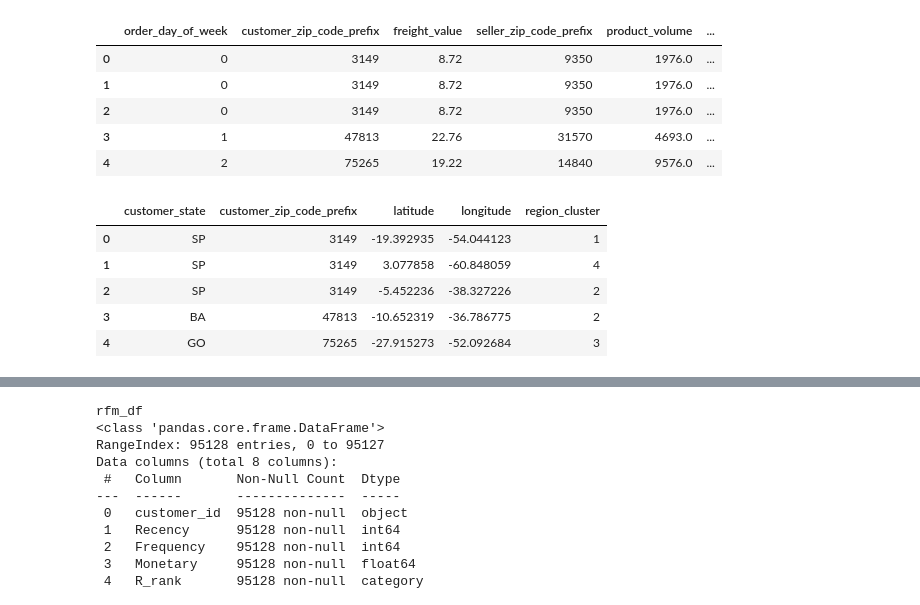
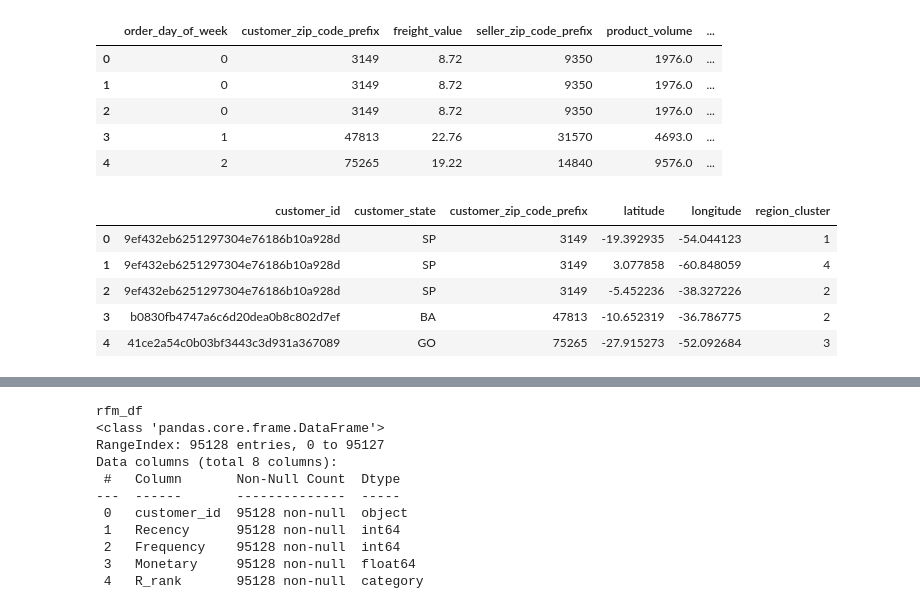
Before and after one commit to Mohit-Singh-261097/Customer-Segmentation-Analysis-Brazillian_E-commercence_Dataset-, a Jupyter notebook: notebooks/Customer_Segmentation.ipynb, the cells around one changed output, grey strips where cells are left out. Saved outputs shown, nothing was run; the diff lists cells and outputs as text; code cells hidden in the pictures.

```diff
--- a/notebooks/Customer_Segmentation.ipynb
+++ b/notebooks/Customer_Segmentation.ipynb
@@ -2199,40 +2199,40 @@ df = full_orders_with_cumulative_df
 
 # Step 1: Map customer_zip_code_prefix to latitude and longitude (hypothetical coordinates for illustration)
 # If you have a pre-existing mapping file of zip_code_prefix to coordinates, load it and merge with df
 
 # Example:
 # zip_code_coordinates = pd.read_csv("zip_code_coordinates.csv")
 # df = df.merge(zip_code_coordinates, on="customer_zip_code_prefix", how="left")
 
 # If you don’t have the mapping, a sample approach to randomly generate placeholder lat/lon for demo purposes:
 import numpy as np
 np.random.seed(42)  # For reproducible results
 df['latitude'] = np.random.uniform(-34, 5, size=len(df))  # Latitude for Brazil
 df['longitude'] = np.random.uniform(-73, -34, size=len(df))  # Longitude for Brazil
 
 # Step 2: Select latitude and longitude for clustering
 geo_data = df[['latitude', 'longitude']]
 
 # Step 3: Normalize the data
 scaler = StandardScaler()
 geo_data_scaled = scaler.fit_transform(geo_data)
 
 # Step 4: Apply KMeans Clustering
 kmeans = KMeans(n_clusters=5, random_state=42)  # Adjust n_clusters based on region segmentation needs
 df['region_cluster'] = kmeans.fit_predict(geo_data_scaled)
 
-geo_spatial_df = df[['customer_state', 'customer_zip_code_prefix', 'latitude', 'longitude', 'region_cluster']]
+geo_spatial_df = df[['customer_id','customer_state', 'customer_zip_code_prefix', 'latitude', 'longitude', 'region_cluster']]
 # Step 5: Review results
 display(geo_spatial_df.head())
 
 # You can now analyze the segmented regions
 # %% [output]
-|  | customer_state | customer_zip_code_prefix | latitude | longitude | region_cluster |
-| 0 | SP | 3149 | -19.392935 | -54.044123 | 1 |
-| 1 | SP | 3149 | 3.077858 | -60.848059 | 4 |
-| 2 | SP | 3149 | -5.452236 | -38.327226 | 2 |
-| 3 | BA | 47813 | -10.652319 | -36.786775 | 2 |
-| 4 | GO | 75265 | -27.915273 | -52.092684 | 3 |
+|  | customer_id | customer_state | customer_zip_code_prefix | latitude | longitude | region_cluster |
+| 0 | 9ef432eb6251297304e76186b10a928d | SP | 3149 | -19.392935 | -54.044123 | 1 |
+| 1 | 9ef432eb6251297304e76186b10a928d | SP | 3149 | 3.077858 | -60.848059 | 4 |
+| 2 | 9ef432eb6251297304e76186b10a928d | SP | 3149 | -5.452236 | -38.327226 | 2 |
+| 3 | b0830fb4747a6c6d20dea0b8c802d7ef | BA | 47813 | -10.652319 | -36.786775 | 2 |
+| 4 | 41ce2a54c0b03bf3443c3d931a367089 | GO | 75265 | -27.915273 | -52.092684 | 3 |
 # %%
 print('full_orders_with_cumulative_df')
 full_orders_with_cumulative_df.info()
```
Also changed, not shown: parts of 8 cells of this notebook.
